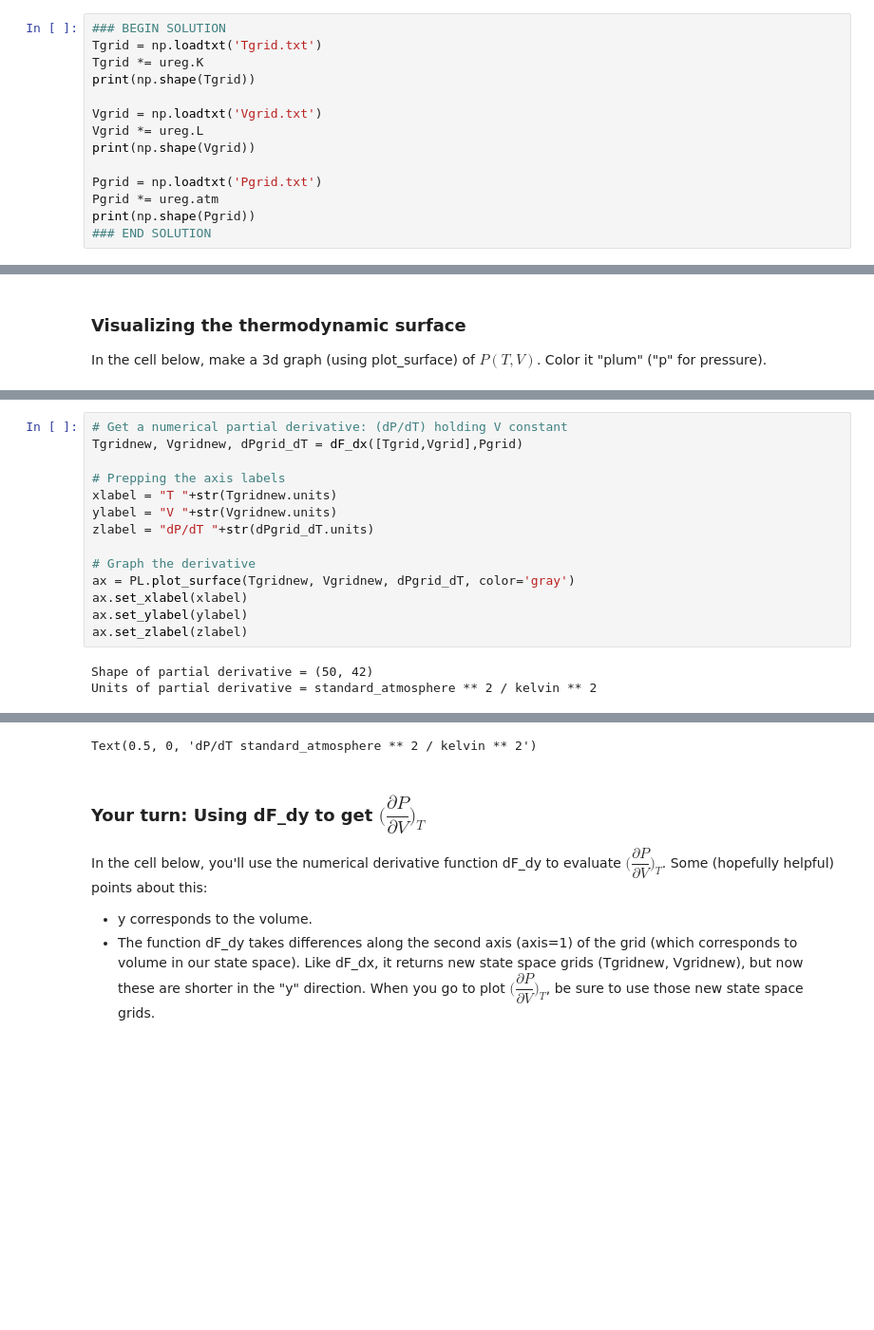
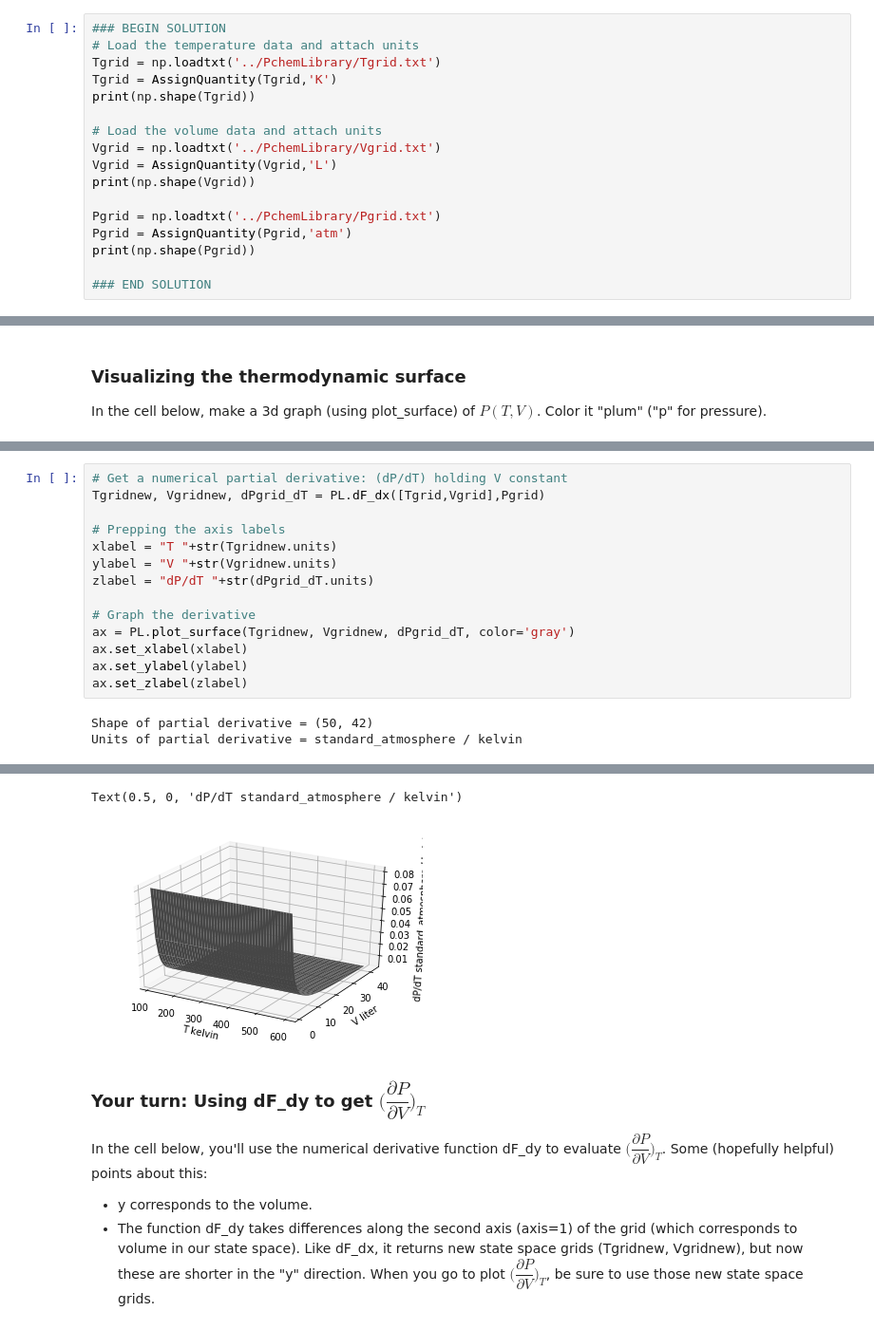
Before and after one commit to sneshyba/pypchem, a Jupyter notebook: Thermo 2022 (Neshyba)/Week_2b.ThermodynamicSurfaces/ThermodynamicSurfaces.ipynb, the cells around one changed output, grey strips where cells are left out. Shown at 95% size. Saved outputs shown, nothing was run; the diff lists cells and outputs as text; blank space fills up the shorter version.

```diff
--- a/Thermo 2022 (Neshyba)/Week_2b.ThermodynamicSurfaces/ThermodynamicSurfaces.ipynb
+++ b/Thermo 2022 (Neshyba)/Week_2b.ThermodynamicSurfaces/ThermodynamicSurfaces.ipynb
@@ -68,17 +68,20 @@ Sometimes, the partial derivative is in fact the property we measure. For exampl
 Use numpy's "loadtxt" function to load the state space variables $T$ and $V$ and state function $P$, from files Tgrid.txt, Vgrid.txt, and Pgrid.txt. Call the variables Tgrid, Vgrid, and Pgrid.
 # %%
 ### BEGIN SOLUTION
-Tgrid = np.loadtxt('Tgrid.txt')
-Tgrid *= ureg.K
+# Load the temperature data and attach units
+Tgrid = np.loadtxt('../PchemLibrary/Tgrid.txt')
+Tgrid = AssignQuantity(Tgrid,'K')
 print(np.shape(Tgrid))
 
-Vgrid = np.loadtxt('Vgrid.txt')
-Vgrid *= ureg.L
+# Load the volume data and attach units
+Vgrid = np.loadtxt('../PchemLibrary/Vgrid.txt')
+Vgrid = AssignQuantity(Vgrid,'L')
 print(np.shape(Vgrid))
 
-Pgrid = np.loadtxt('Pgrid.txt')
-Pgrid *= ureg.atm
+Pgrid = np.loadtxt('../PchemLibrary/Pgrid.txt')
+Pgrid = AssignQuantity(Pgrid,'atm')
 print(np.shape(Pgrid))
+
 ### END SOLUTION
 # %% [output]
 (51, 42)
@@ -145,6 +116,6 @@ The cell below shows how to use the numerical derivative function dF_dx to evalu
 # %%
 # Get a numerical partial derivative: (dP/dT) holding V constant
-Tgridnew, Vgridnew, dPgrid_dT = dF_dx([Tgrid,Vgrid],Pgrid)
+Tgridnew, Vgridnew, dPgrid_dT = PL.dF_dx([Tgrid,Vgrid],Pgrid)
 
 # Prepping the axis labels
 xlabel = "T "+str(Tgridnew.units)
@@ -158,4 +129,4 @@ ax.set_ylabel(ylabel)
 ax.set_zlabel(zlabel)
 # %% [output]
 Shape of partial derivative = (50, 42)
-Units of partial derivative = standard_atmosphere ** 2 / kelvin ** 2
+Units of partial derivative = standard_atmosphere / kelvin
@@ -164,4 +133,5 @@ Units of partial derivative = standard_atmosphere ** 2 / kelvin ** 2
-Text(0.5, 0, 'dP/dT standard_atmosphere ** 2 / kelvin ** 2')
+Text(0.5, 0, 'dP/dT standard_atmosphere / kelvin')
+[figure, added]
 # %% [markdown]
 ### Your turn: Using dF_dy to get $\Big( \dfrac {\partial P}{\partial V} \Big) _T$
 
```
Also changed, not shown: parts of 14 cells of this notebook, 7 other files.
